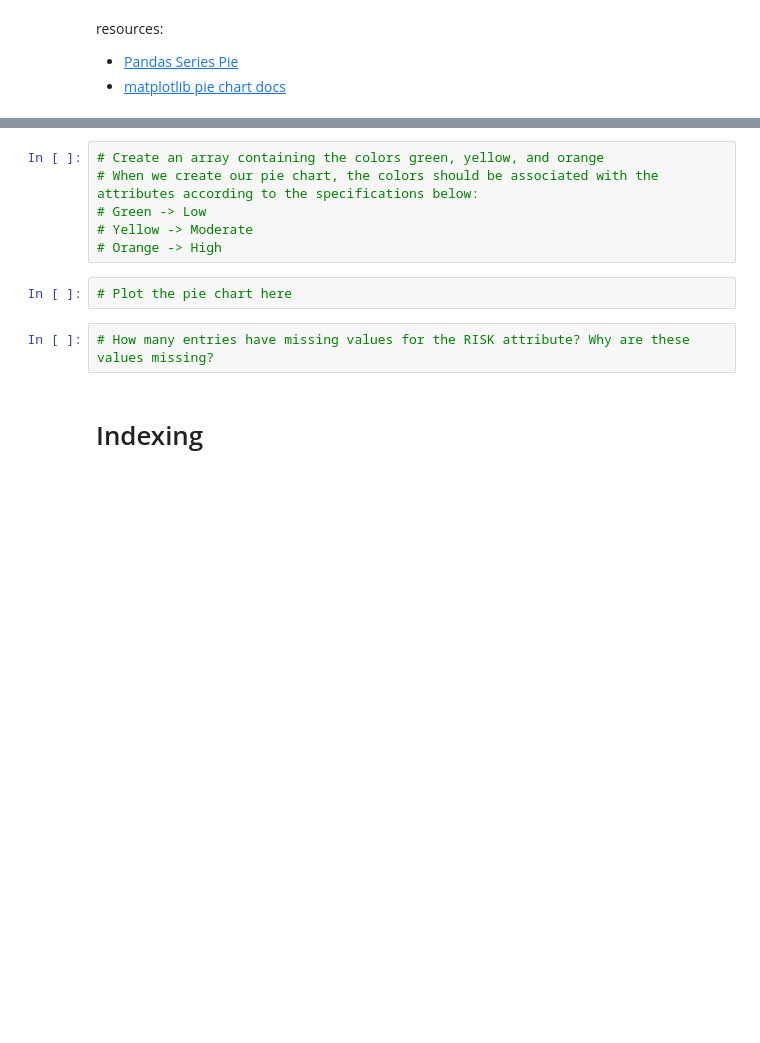
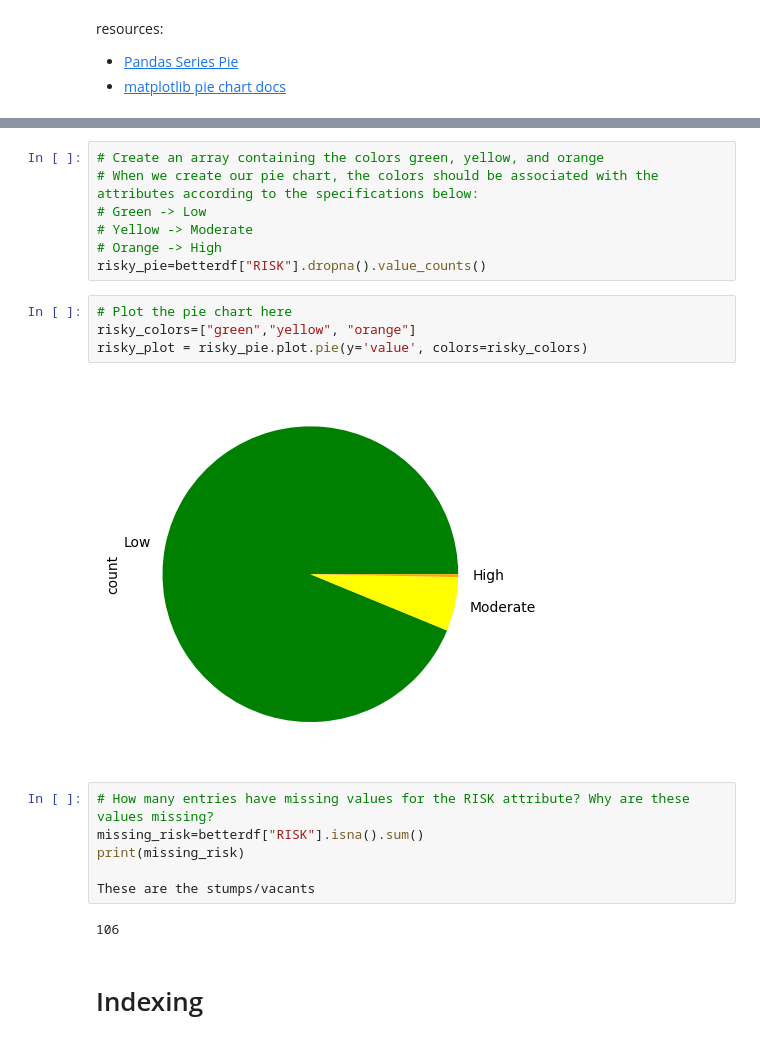
Before and after one commit to EndaFigueroa/DENotebookWeek67, a Jupyter notebook: CityOfNewarkDETreeSurvey/newark_de_tree_survey.ipynb, the cells around one changed output, grey strips where cells are left out. Cells and saved outputs as stored; diff of their text form; blank space fills up the shorter version.

```diff
--- a/CityOfNewarkDETreeSurvey/newark_de_tree_survey.ipynb
+++ b/CityOfNewarkDETreeSurvey/newark_de_tree_survey.ipynb
@@ -152,10 +202,21 @@ resources:
 # Green -> Low
 # Yellow -> Moderate
 # Orange -> High
+risky_pie=betterdf["RISK"].dropna().value_counts()
 # %%
 # Plot the pie chart here
+risky_colors=["green","yellow", "orange"]
+risky_plot = risky_pie.plot.pie(y='value', colors=risky_colors)
+# %% [output]
+[figure, added]
 # %%
 # How many entries have missing values for the RISK attribute? Why are these values missing?
+missing_risk=betterdf["RISK"].isna().sum()
+print(missing_risk)
+
+These are the stumps/vacants
+# %% [output]
+106
 # %% [markdown]
 # Indexing
 # %%
```
Also changed, not shown: parts of 11 cells of this notebook.
